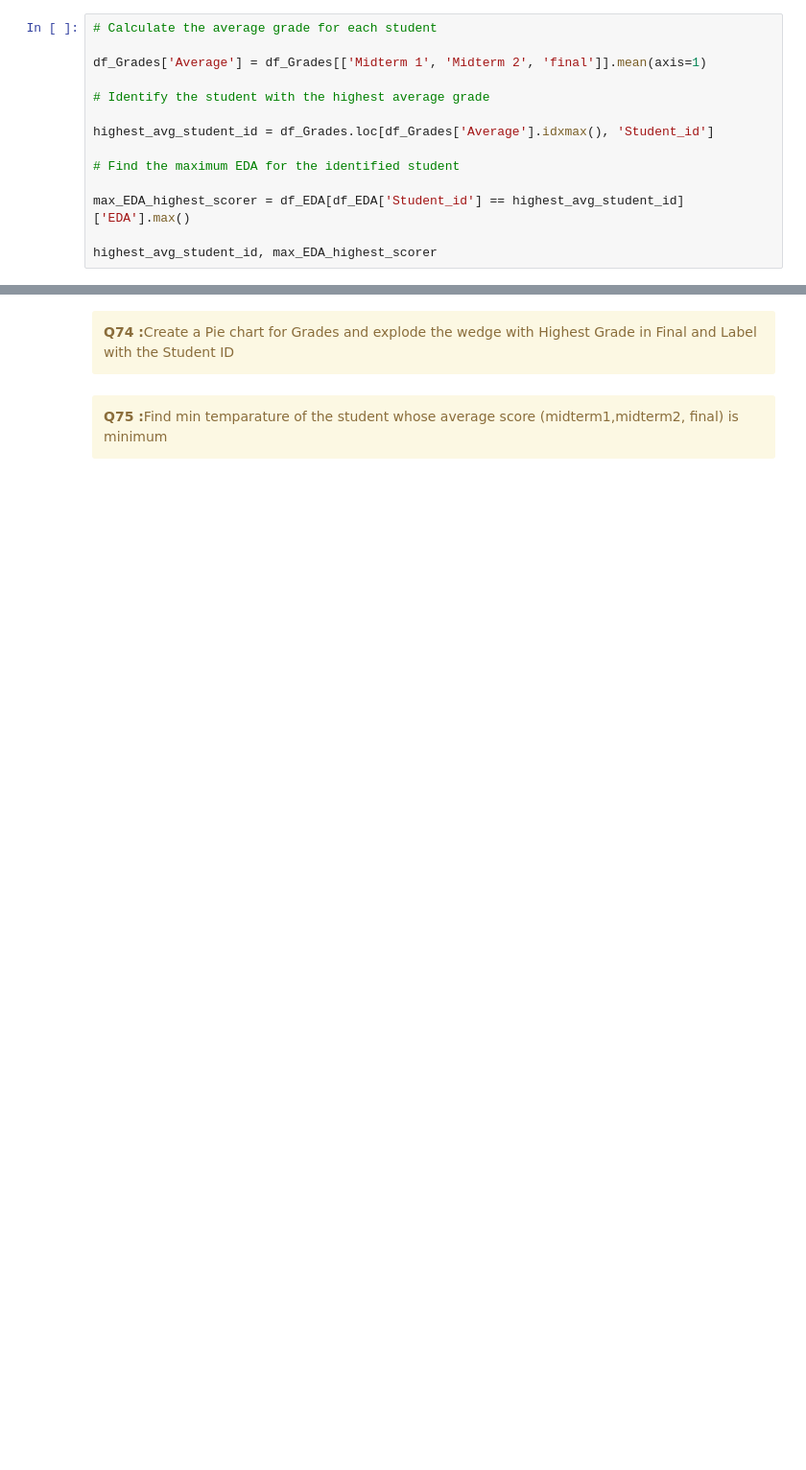
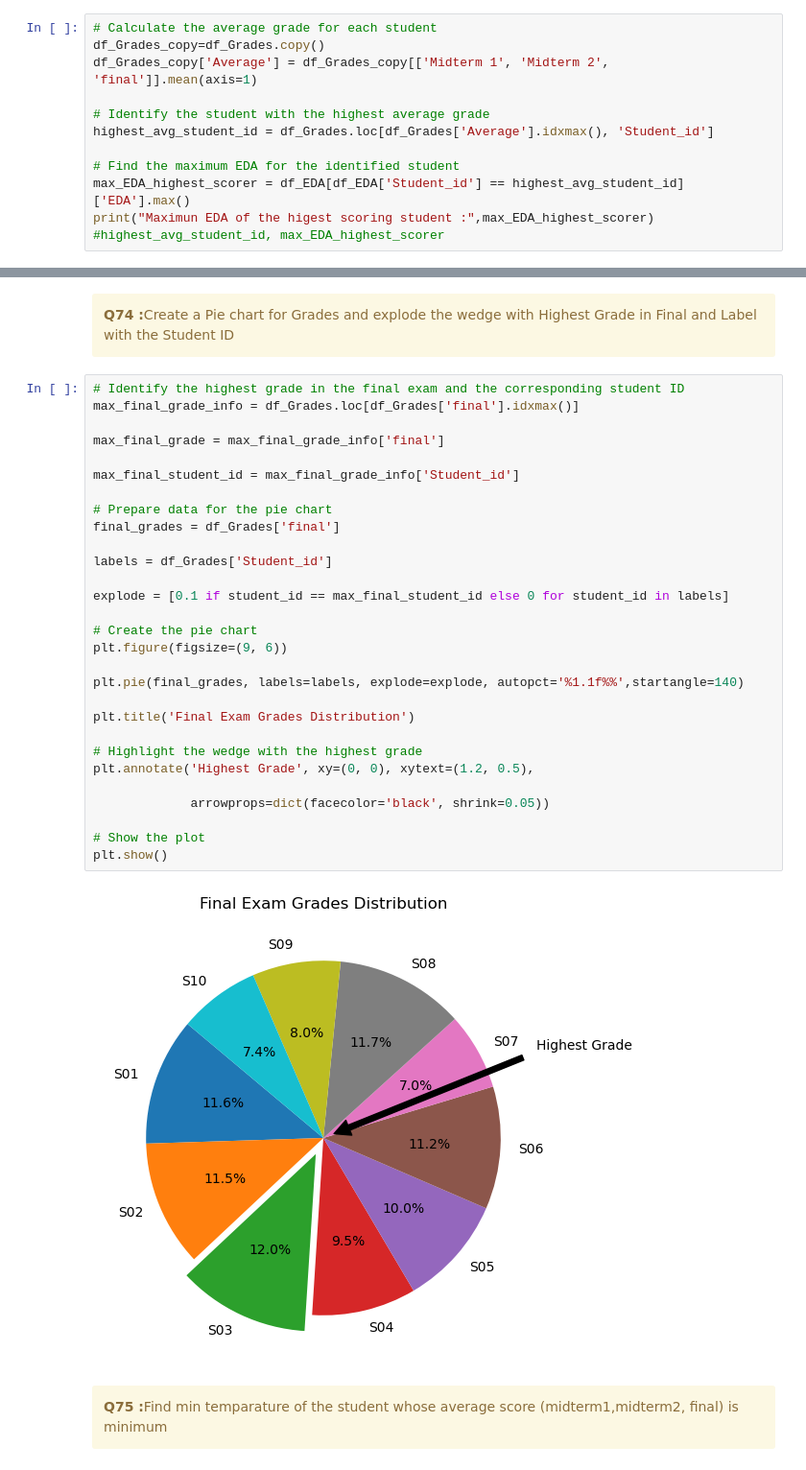
Before and after one commit to Neenu1990/Python_Hackathon_Team_8, a Jupyter notebook: Team8_PythonPioneers_Main80Questions.ipynb, the cells around one changed output, grey strips where cells are left out. Shown at 96% size. Cells and saved outputs as stored; diff of their text form; blank space fills up the shorter version.

```diff
--- a/Team8_PythonPioneers_Main80Questions.ipynb
+++ b/Team8_PythonPioneers_Main80Questions.ipynb
@@ -1114,16 +1121,14 @@ print(random_values)
 </div>
 # %%
 # Calculate the average grade for each student
-
-df_Grades['Average'] = df_Grades[['Midterm 1', 'Midterm 2', 'final']].mean(axis=1)
+df_Grades_copy=df_Grades.copy()
+df_Grades_copy['Average'] = df_Grades_copy[['Midterm 1', 'Midterm 2', 'final']].mean(axis=1)
 
 # Identify the student with the highest average grade
-
 highest_avg_student_id = df_Grades.loc[df_Grades['Average'].idxmax(), 'Student_id']
 
 # Find the maximum EDA for the identified student
-
 max_EDA_highest_scorer = df_EDA[df_EDA['Student_id'] == highest_avg_student_id]['EDA'].max()
-
-highest_avg_student_id, max_EDA_highest_scorer
+print("Maximun EDA of the higest scoring student :",max_EDA_highest_scorer)
+#highest_avg_student_id, max_EDA_highest_scorer
 # %% [output]
@@ -1133,6 +1138,37 @@ highest_avg_student_id, max_EDA_highest_scorer
 <b>Q74 :</b>Create a Pie chart for  Grades and explode the wedge with Highest Grade in Final and Label with the Student ID
 
 </div>
+# %%
+# Identify the highest grade in the final exam and the corresponding student ID
+max_final_grade_info = df_Grades.loc[df_Grades['final'].idxmax()]
+
+max_final_grade = max_final_grade_info['final']
+
+max_final_student_id = max_final_grade_info['Student_id']
+
+# Prepare data for the pie chart
+final_grades = df_Grades['final']
+
+labels = df_Grades['Student_id']
+
+explode = [0.1 if student_id == max_final_student_id else 0 for student_id in labels]
+
+# Create the pie chart
+plt.figure(figsize=(9, 6))
+
+plt.pie(final_grades, labels=labels, explode=explode, autopct='%1.1f%%',startangle=140)
+
+plt.title('Final Exam Grades Distribution')
+
+# Highlight the wedge with the highest grade
+plt.annotate('Highest Grade', xy=(0, 0), xytext=(1.2, 0.5),
+
+             arrowprops=dict(facecolor='black', shrink=0.05))
+
+# Show the plot
+plt.show()
+# %% [output]
+[figure, added]
 # %% [markdown]
 <div class="alert alert-block alert-warning">
 <b>Q75 :</b>Find min temparature of the student whose average score (midterm1,midterm2, final) is minimum
```
Also changed, not shown: parts of 20 cells of this notebook.
